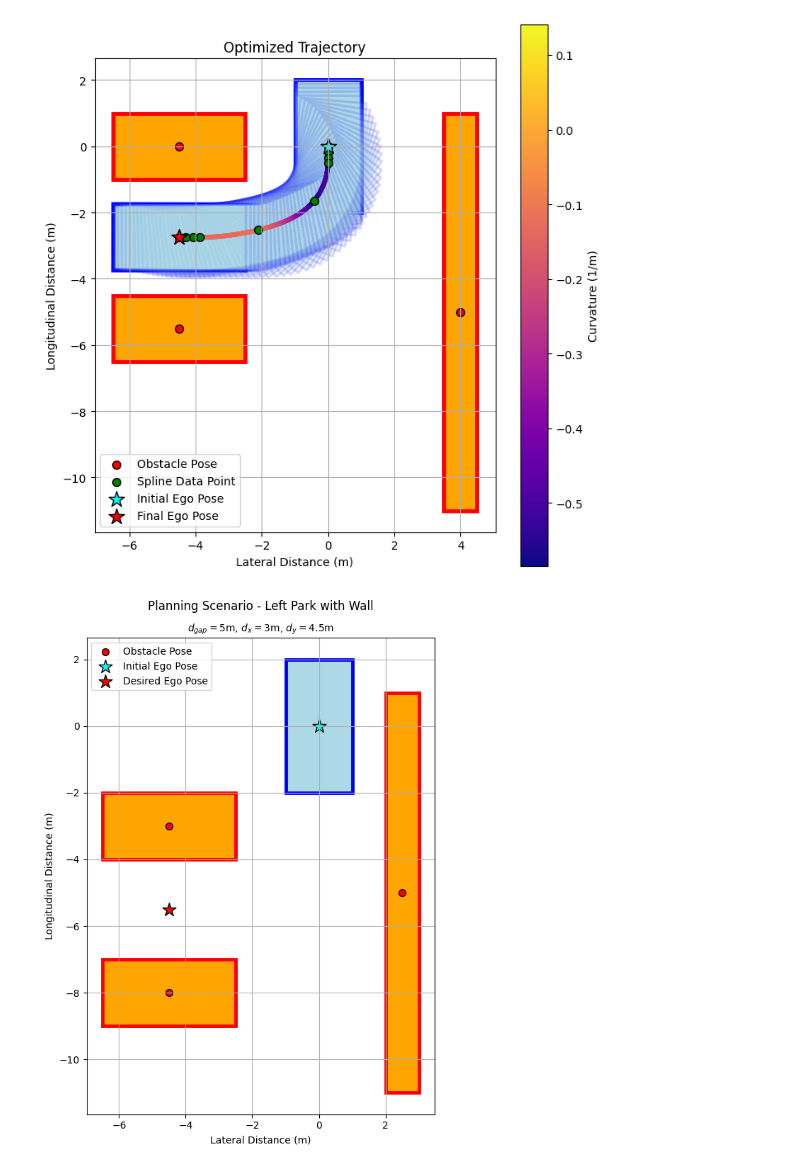
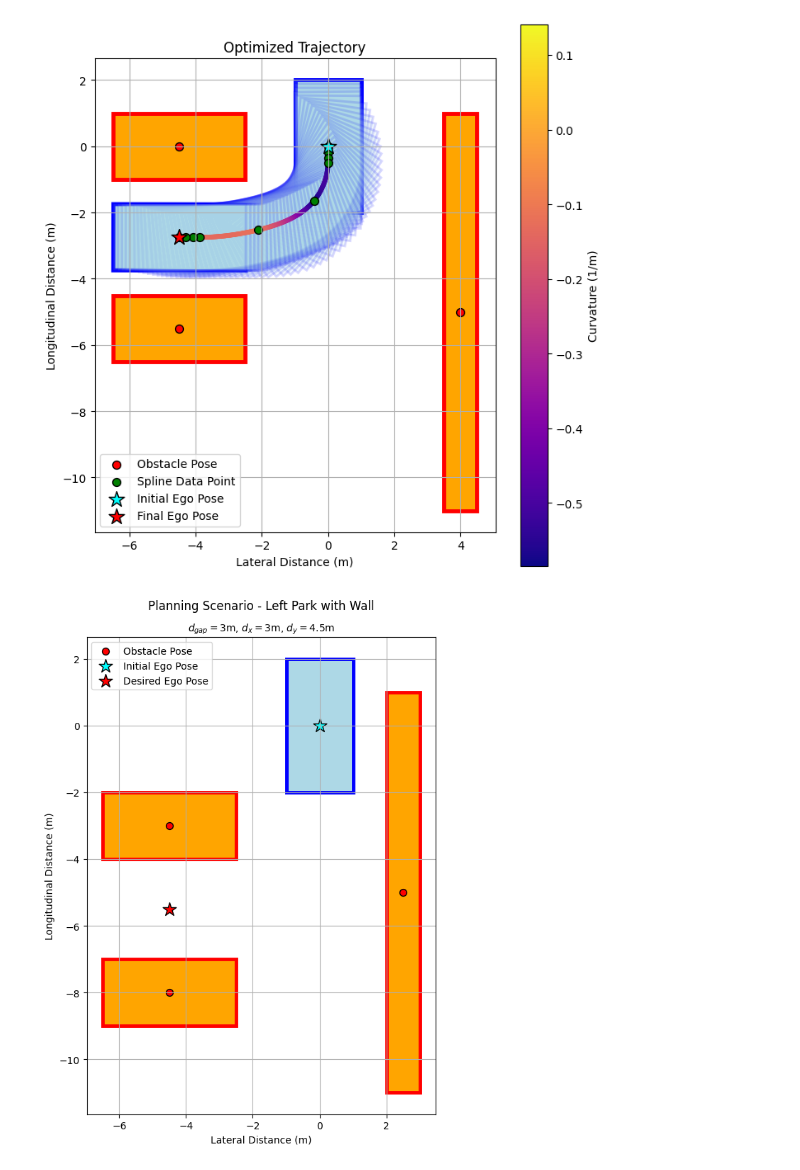
Before and after one commit to SamKhzym/cloud-auto-park, a Jupyter notebook: sim_ws/src/digital_twin/cloud_auto_park/analysis/planning.ipynb, the cells around one changed output. Cells and saved outputs as stored; diff of their text form; code cells hidden in the pictures.

```diff
--- a/sim_ws/src/digital_twin/cloud_auto_park/analysis/planning.ipynb
+++ b/sim_ws/src/digital_twin/cloud_auto_park/analysis/planning.ipynb
@@ -125,11 +125,11 @@ traj_optimizer.generate_optimal_trajectory(desired_pose, obstacles)
 # %%
 desired_pose, obstacles = setup_scenario(5.0, 3.0, 4.5, True, True, None)
 traj_optimizer = TrajectoryOptimizer(method='BFGS')
 traj_optimizer.generate_optimal_trajectory(desired_pose, obstacles)
 fig, ax = plot_desired_path(traj_optimizer.optimized_traj, obstacles, num_intermediate_ego=0, plot_desired=False, plot_traj=False)
 fig.suptitle('Planning Scenario - Left Park with Wall')
-ax.set_title('$d_{gap} = 5$m, $d_x = 3$m, $d_y = 4.5$m', fontsize=10)
+ax.set_title('$d_{gap} = 3$m, $d_x = 3$m, $d_y = 4.5$m', fontsize=10)
 fig.set_size_inches(8, 8)
 fig.savefig('figures/planning_doe_left_park.svg')
 # %% [output]
-[figure, old version]
+[figure, new version]
```
Also changed, not shown: parts of 1 cell of this notebook, 4 other files.
